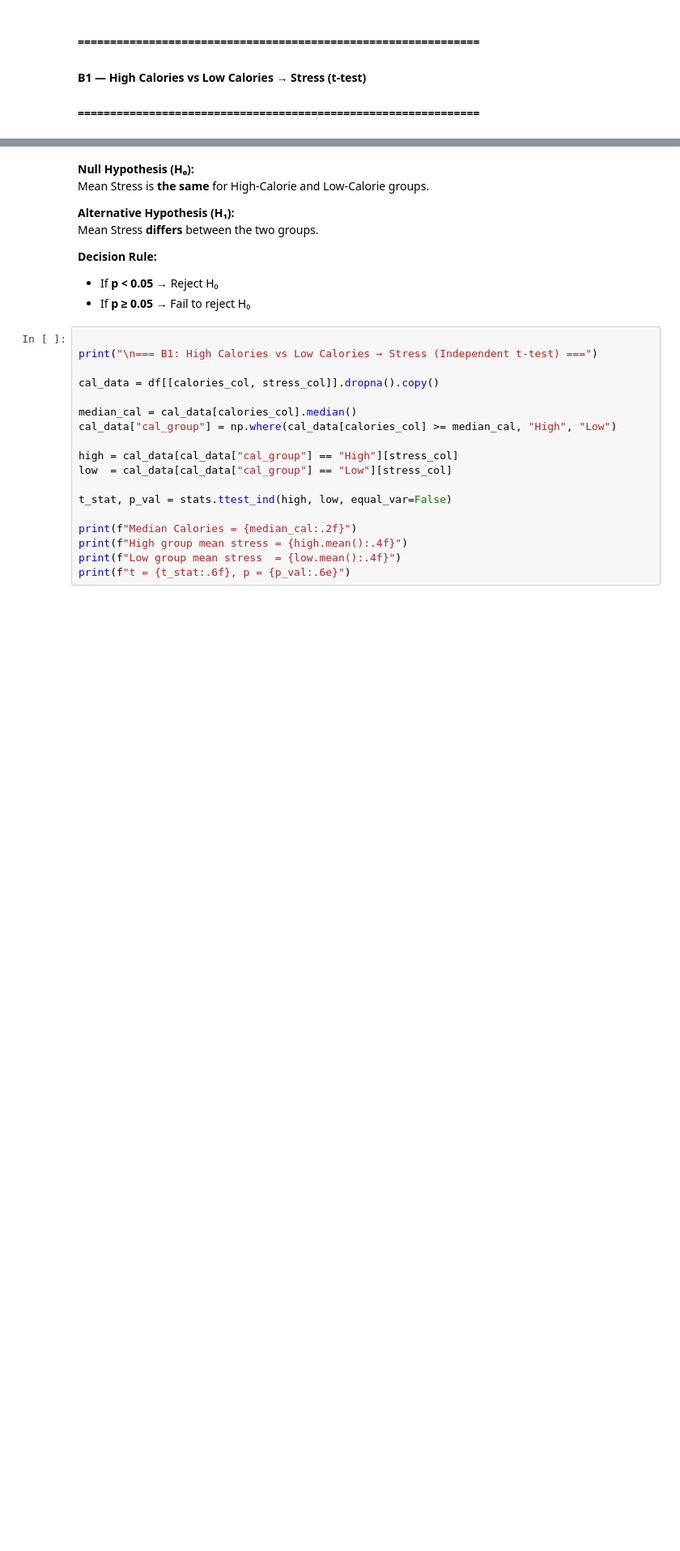
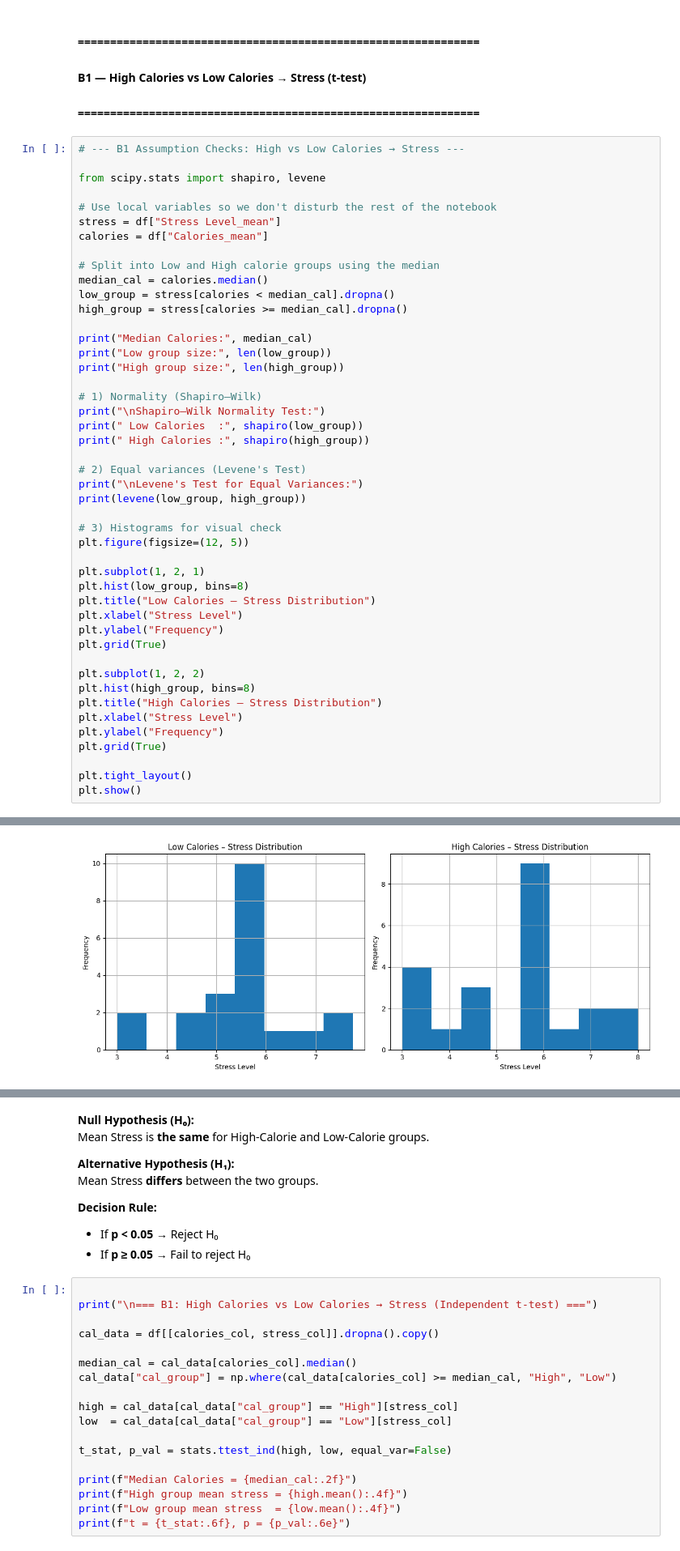
Before and after one commit to AryaTamhane18/MindFuel_Analysis, a Jupyter notebook: Hypothesis & Correlation/hypothesis.ipynb, the cells around one changed output, grey strips where cells are left out. Shown at 81% size. Drawn from its saved outputs; the diff is of its cells as text; blank space fills up the shorter version.

```diff
--- a/Hypothesis & Correlation/hypothesis.ipynb
+++ b/Hypothesis & Correlation/hypothesis.ipynb
@@ -153,3 +301,50 @@ plt.show()
 #### ==============================================================
 #### B1 — High Calories vs Low Calories → Stress (t-test)
 #### ==============================================================
+# %%
+# --- B1 Assumption Checks: High vs Low Calories → Stress ---
+
+from scipy.stats import shapiro, levene
+
+# Use local variables so we don't disturb the rest of the notebook
+stress = df["Stress Level_mean"]
+calories = df["Calories_mean"]
+
+# Split into Low and High calorie groups using the median
+median_cal = calories.median()
+low_group = stress[calories < median_cal].dropna()
+high_group = stress[calories >= median_cal].dropna()
+
+print("Median Calories:", median_cal)
+print("Low group size:", len(low_group))
+print("High group size:", len(high_group))
+
+# 1) Normality (Shapiro–Wilk)
+print("\nShapiro–Wilk Normality Test:")
+print(" Low Calories  :", shapiro(low_group))
+print(" High Calories :", shapiro(high_group))
+
+# 2) Equal variances (Levene's Test)
+print("\nLevene's Test for Equal Variances:")
+print(levene(low_group, high_group))
+
+# 3) Histograms for visual check
+plt.figure(figsize=(12, 5))
+
+plt.subplot(1, 2, 1)
+plt.hist(low_group, bins=8)
+plt.title("Low Calories – Stress Distribution")
+plt.xlabel("Stress Level")
+plt.ylabel("Frequency")
+plt.grid(True)
+
+plt.subplot(1, 2, 2)
+plt.hist(high_group, bins=8)
+plt.title("High Calories – Stress Distribution")
+plt.xlabel("Stress Level")
+plt.ylabel("Frequency")
+plt.grid(True)
+
+plt.tight_layout()
+plt.show()
+# %% [output]
@@ -155,0 +361 @@ plt.show()
+[figure, added]
```
Also changed, not shown: parts of 12 cells of this notebook.
